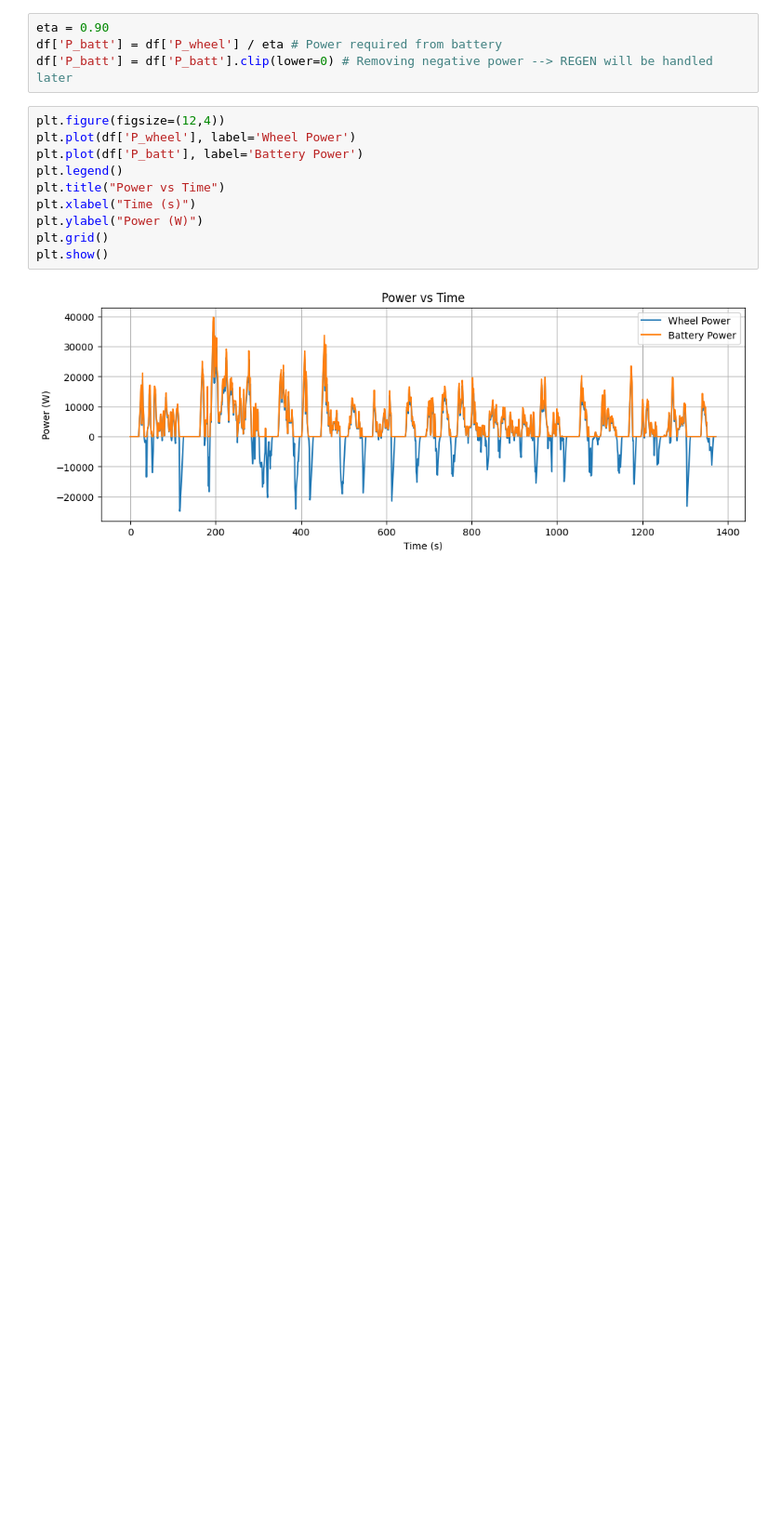
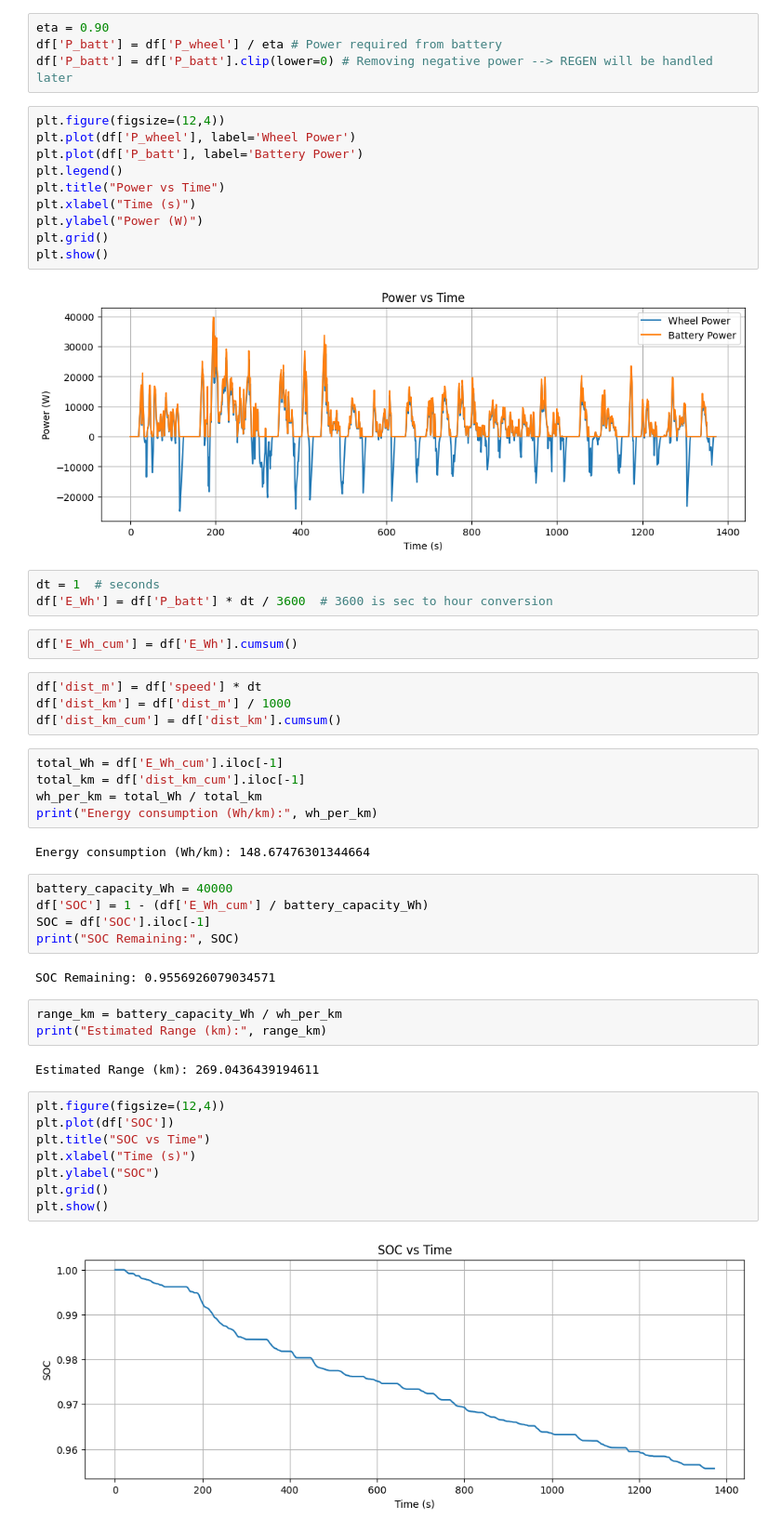
Before and after one commit to duraichellam001-tech/ev-range-model, a Jupyter notebook: notebooks/01_physics_baseline.ipynb, the cells around one changed output. Shown: that part at 93% size. Cells and saved outputs as stored; diff of their text form; blank space fills up the shorter version.

```diff
--- a/notebooks/01_physics_baseline.ipynb
+++ b/notebooks/01_physics_baseline.ipynb
@@ -168,3 +168,41 @@ plt.grid()
 plt.show()
 # %% [output]
 [figure]
+# %%
+dt = 1  # seconds
+df['E_Wh'] = df['P_batt'] * dt / 3600  # 3600 is sec to hour conversion
+# %%
+df['E_Wh_cum'] = df['E_Wh'].cumsum()
+# %%
+df['dist_m'] = df['speed'] * dt
+df['dist_km'] = df['dist_m'] / 1000
+df['dist_km_cum'] = df['dist_km'].cumsum()
+# %%
+total_Wh = df['E_Wh_cum'].iloc[-1]
+total_km = df['dist_km_cum'].iloc[-1]
+wh_per_km = total_Wh / total_km
+print("Energy consumption (Wh/km):", wh_per_km)
+# %% [output]
+Energy consumption (Wh/km): 148.67476301344664
+# %%
+battery_capacity_Wh = 40000
+df['SOC'] = 1 - (df['E_Wh_cum'] / battery_capacity_Wh)
+SOC = df['SOC'].iloc[-1]
+print("SOC Remaining:", SOC)
+# %% [output]
+SOC Remaining: 0.9556926079034571
+# %%
+range_km = battery_capacity_Wh / wh_per_km
+print("Estimated Range (km):", range_km)
+# %% [output]
+Estimated Range (km): 269.0436439194611
+# %%
+plt.figure(figsize=(12,4))
+plt.plot(df['SOC'])
+plt.title("SOC vs Time")
+plt.xlabel("Time (s)")
+plt.ylabel("SOC")
+plt.grid()
+plt.show()
+# %% [output]
+[figure, added]
```
Also changed, not shown: parts of 1 cell of this notebook.
